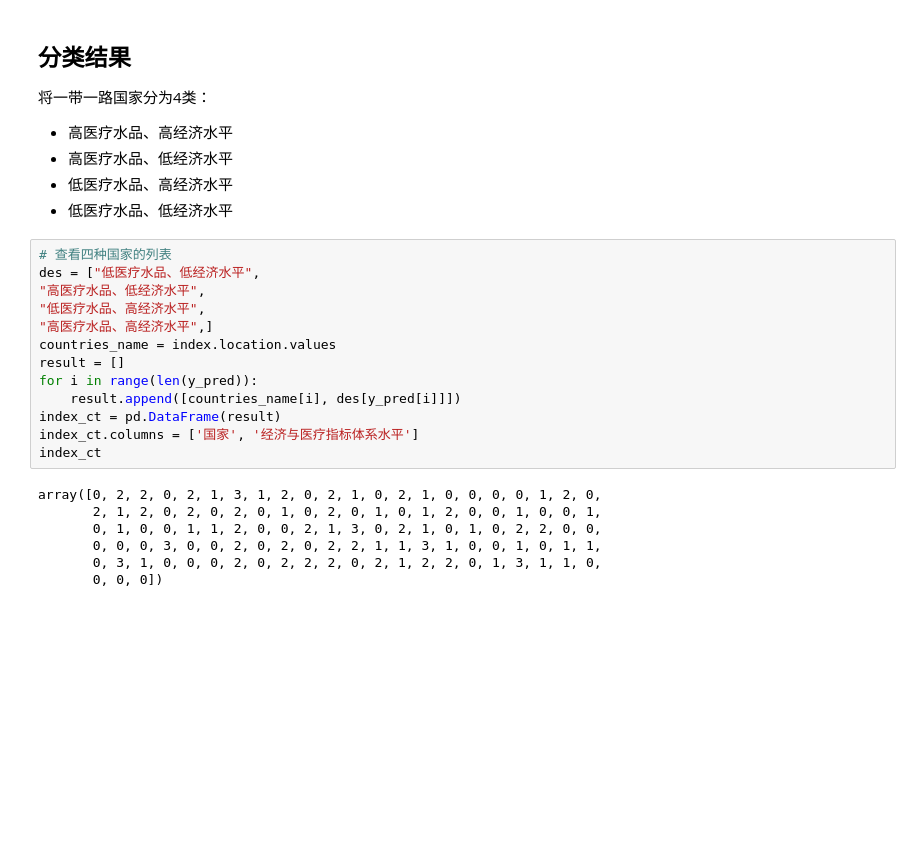
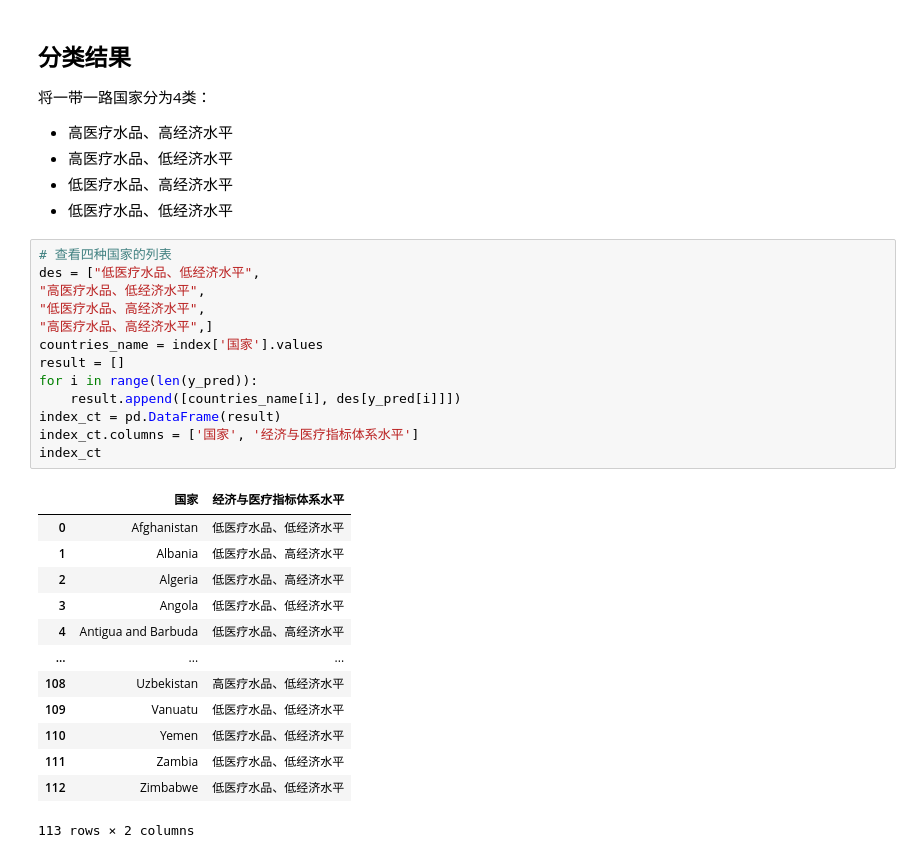
Before and after one commit to AStogov/eac_bridge, a Jupyter notebook: 一带一路国家经济与医疗水平综合分类分析.ipynb, the cells around one changed output. Cells and saved outputs as stored; diff of their text form; blank space fills up the shorter version.

```diff
--- a/一带一路国家经济与医疗水平综合分类分析.ipynb
+++ b/一带一路国家经济与医疗水平综合分类分析.ipynb
@@ -302,20 +381,27 @@ axi1.scatter(centroid[:,0],centroid[:,1],marker='x',s=100,c='black')
 # %%
 # 查看四种国家的列表
 des = ["低医疗水品、低经济水平",
 "高医疗水品、低经济水平",
 "低医疗水品、高经济水平",
 "高医疗水品、高经济水平",]
-countries_name = index.location.values
+countries_name = index['国家'].values
 result = []
 for i in range(len(y_pred)):
     result.append([countries_name[i], des[y_pred[i]]])
 index_ct = pd.DataFrame(result)
 index_ct.columns = ['国家', '经济与医疗指标体系水平']
 index_ct
 # %% [output]
+|  | 国家 | 经济与医疗指标体系水平 |
+| 0 | Afghanistan | 低医疗水品、低经济水平 |
+| 1 | Albania | 低医疗水品、高经济水平 |
+| 2 | Algeria | 低医疗水品、高经济水平 |
+| 3 | Angola | 低医疗水品、低经济水平 |
+| 4 | Antigua and Barbuda | 低医疗水品、高经济水平 |
+| ... | ... | ... |
+| 108 | Uzbekistan | 高医疗水品、低经济水平 |
+| 109 | Vanuatu | 低医疗水品、低经济水平 |
+| 110 | Yemen | 低医疗水品、低经济水平 |
+| 111 | Zambia | 低医疗水品、低经济水平 |
+| 112 | Zimbabwe | 低医疗水品、低经济水平 |
-array([0, 2, 2, 0, 2, 1, 3, 1, 2, 0, 2, 1, 0, 2, 1, 0, 0, 0, 0, 1, 2, 0,
-       2, 1, 2, 0, 2, 0, 2, 0, 1, 0, 2, 0, 1, 0, 1, 2, 0, 0, 1, 0, 0, 1,
-       0, 1, 0, 0, 1, 1, 2, 0, 0, 2, 1, 3, 0, 2, 1, 0, 1, 0, 2, 2, 0, 0,
-       0, 0, 0, 3, 0, 0, 2, 0, 2, 0, 2, 2, 1, 1, 3, 1, 0, 0, 1, 0, 1, 1,
-       0, 3, 1, 0, 0, 0, 2, 0, 2, 2, 2, 0, 2, 1, 2, 2, 0, 1, 3, 1, 1, 0,
-       0, 0, 0])
+113 rows × 2 columns
```
Also changed, not shown: parts of 7 cells of this notebook, 1 other file.
